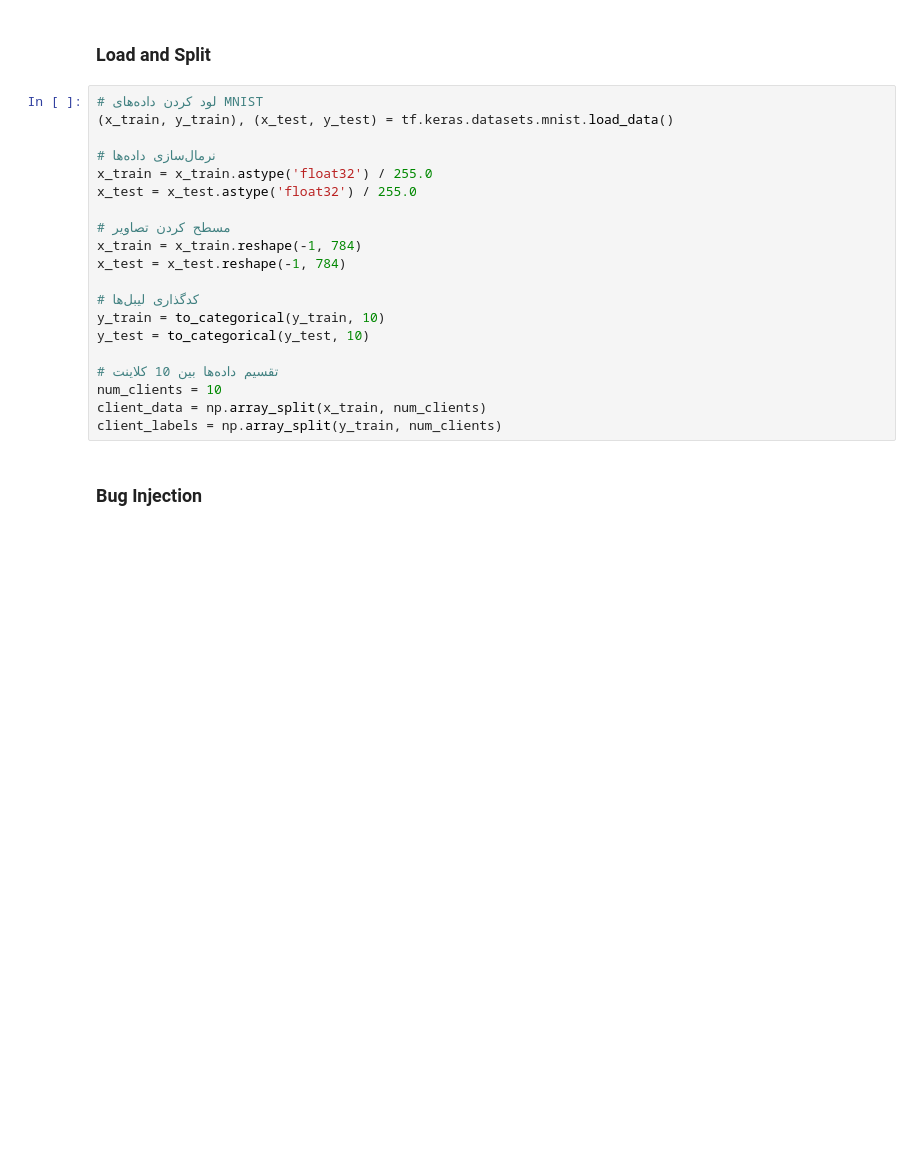
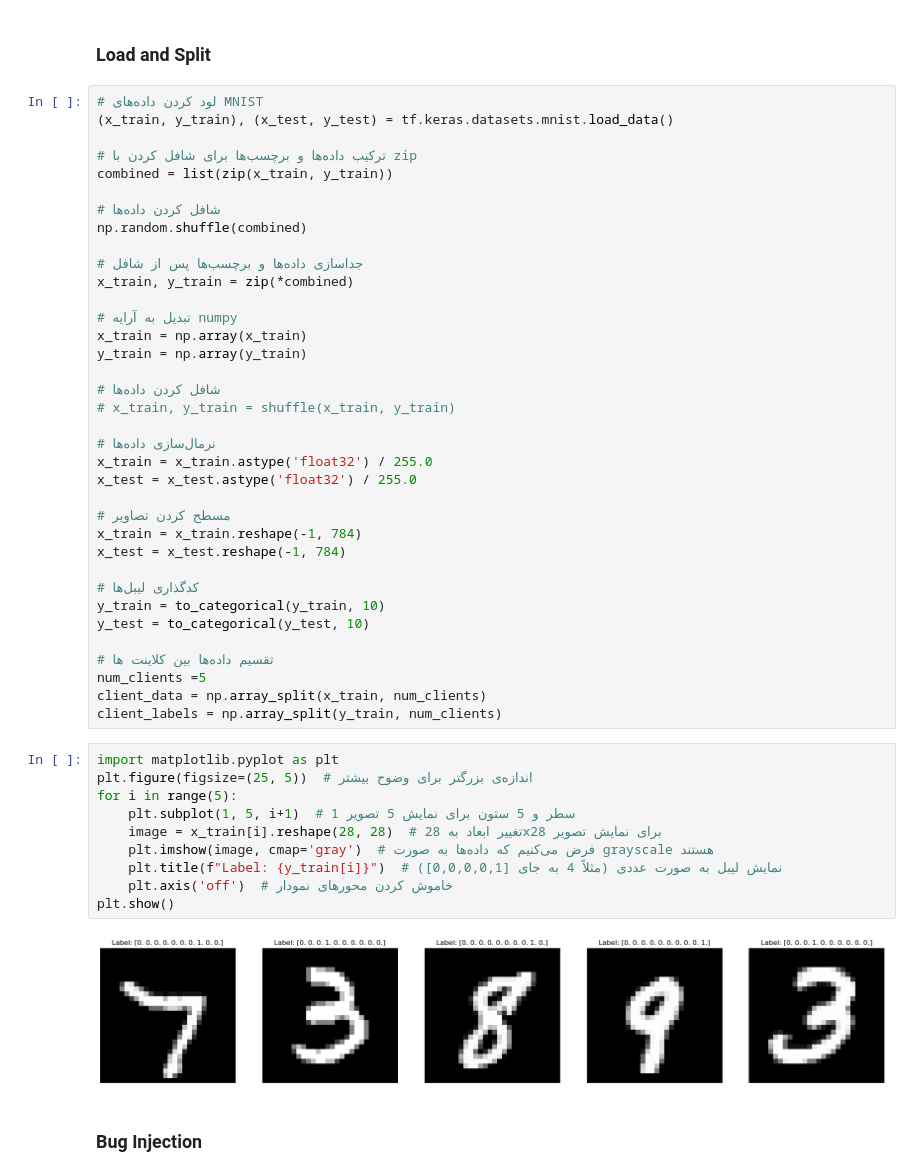
Before and after one commit to Faeqeh/implementation, a Jupyter notebook: Last Code.ipynb, the cells around one changed output. Saved outputs shown, nothing was run; the diff lists cells and outputs as text; blank space fills up the shorter version.

```diff
--- a/Last Code.ipynb
+++ b/Last Code.ipynb
@@ -47,6 +43,22 @@ def create_mnist_mlp_model():
 # %%
 # لود کردن داده‌های MNIST
 (x_train, y_train), (x_test, y_test) = tf.keras.datasets.mnist.load_data()
+
+# ترکیب داده‌ها و برچسب‌ها برای شافل کردن با zip
+combined = list(zip(x_train, y_train))
+
+# شافل کردن داده‌ها
+np.random.shuffle(combined)
+
+# جداسازی داده‌ها و برچسب‌ها پس از شافل
+x_train, y_train = zip(*combined)
+
+# تبدیل به آرایه numpy
+x_train = np.array(x_train)
+y_train = np.array(y_train)
+
+# شافل کردن داده‌ها
+# x_train, y_train = shuffle(x_train, y_train)
 
 # نرمال‌سازی داده‌ها
 x_train = x_train.astype('float32') / 255.0
@@ -60,9 +72,21 @@ x_test = x_test.reshape(-1, 784)
 y_train = to_categorical(y_train, 10)
 y_test = to_categorical(y_test, 10)
 
-# تقسیم داده‌ها بین 10 کلاینت
-num_clients = 10
+# تقسیم داده‌ها بین کلاینت ها
+num_clients =5
 client_data = np.array_split(x_train, num_clients)
 client_labels = np.array_split(y_train, num_clients)
+# %%
+import matplotlib.pyplot as plt
+plt.figure(figsize=(25, 5))  # اندازه‌ی بزرگتر برای وضوح بیشتر
+for i in range(5):
+    plt.subplot(1, 5, i+1)  # 1 سطر و 5 ستون برای نمایش 5 تصویر
+    image = x_train[i].reshape(28, 28)  # تغییر ابعاد به 28x28 برای نمایش تصویر
+    plt.imshow(image, cmap='gray')  # فرض می‌کنیم که داده‌ها به صورت grayscale هستند
+    plt.title(f"Label: {y_train[i]}")  # نمایش لیبل به صورت عددی (مثلاً 4 به جای [0,0,0,0,1])
+    plt.axis('off')  # خاموش کردن محورهای نمودار
+plt.show()
+# %% [output]
+[figure, added]
 # %% [markdown]
 ### Bug Injection
```
Also changed, not shown: parts of 17 cells of this notebook.
